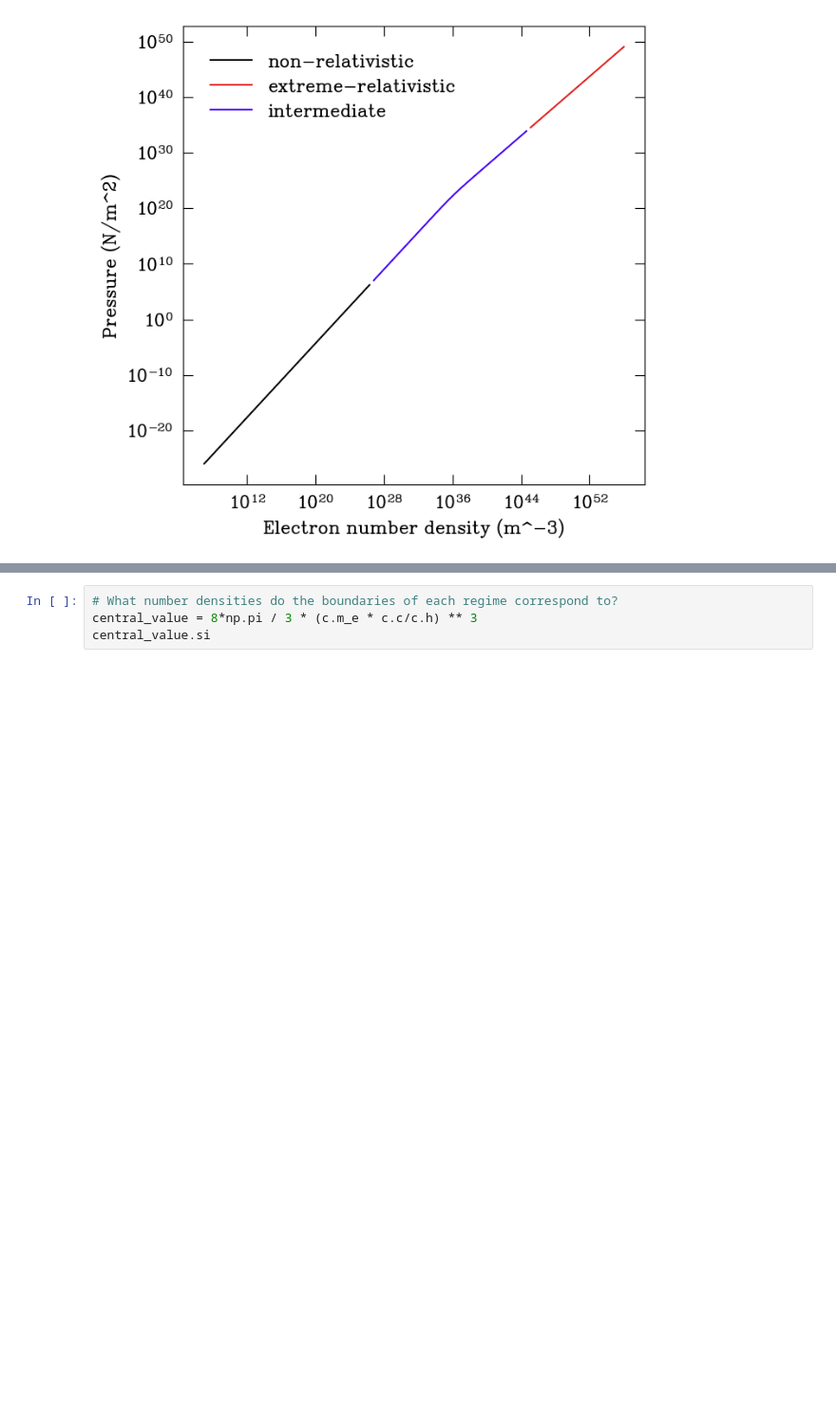
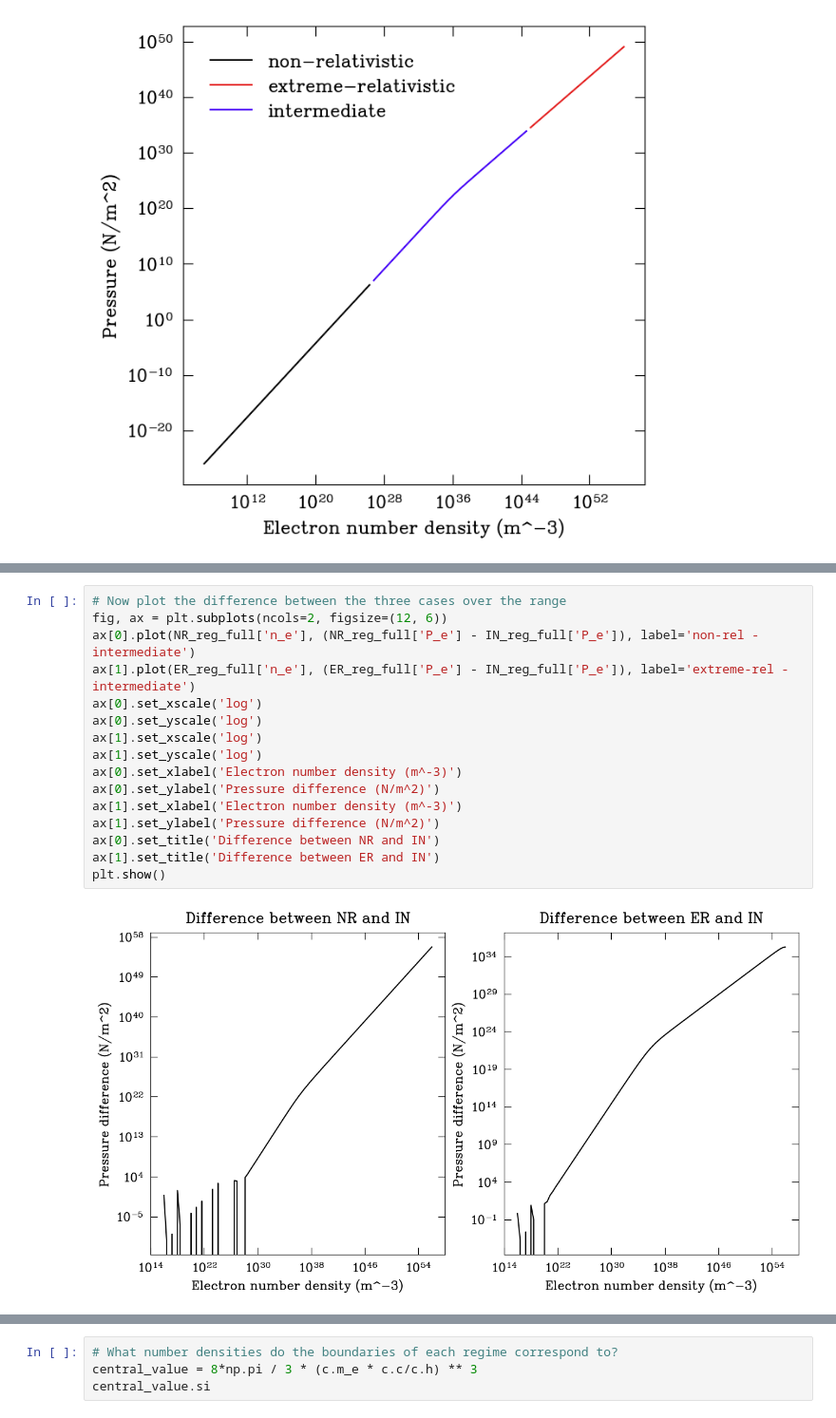
Before and after one commit to EricMullerAU/Stars-Project, a Jupyter notebook: Jason_crap/rel_start.ipynb, the cells around one changed output, grey strips where cells are left out. Shown at 95% size. Saved outputs shown, nothing was run; the diff lists cells and outputs as text; blank space fills up the shorter version.

```diff
--- a/Jason_crap/rel_start.ipynb
+++ b/Jason_crap/rel_start.ipynb
@@ -370 +346,19 @@ plt.show()
+# %%
+# Now plot the difference between the three cases over the range
+fig, ax = plt.subplots(ncols=2, figsize=(12, 6))
+ax[0].plot(NR_reg_full['n_e'], (NR_reg_full['P_e'] - IN_reg_full['P_e']), label='non-rel - intermediate')
+ax[1].plot(ER_reg_full['n_e'], (ER_reg_full['P_e'] - IN_reg_full['P_e']), label='extreme-rel - intermediate')
+ax[0].set_xscale('log')
+ax[0].set_yscale('log')
+ax[1].set_xscale('log')
+ax[1].set_yscale('log')
+ax[0].set_xlabel('Electron number density (m^-3)')
+ax[0].set_ylabel('Pressure difference (N/m^2)')
+ax[1].set_xlabel('Electron number density (m^-3)')
+ax[1].set_ylabel('Pressure difference (N/m^2)')
+ax[0].set_title('Difference between NR and IN')
+ax[1].set_title('Difference between ER and IN')
+plt.show()
+# %% [output]
+[figure, added]
 # %%
```
Also changed, not shown: parts of 4 cells of this notebook.
